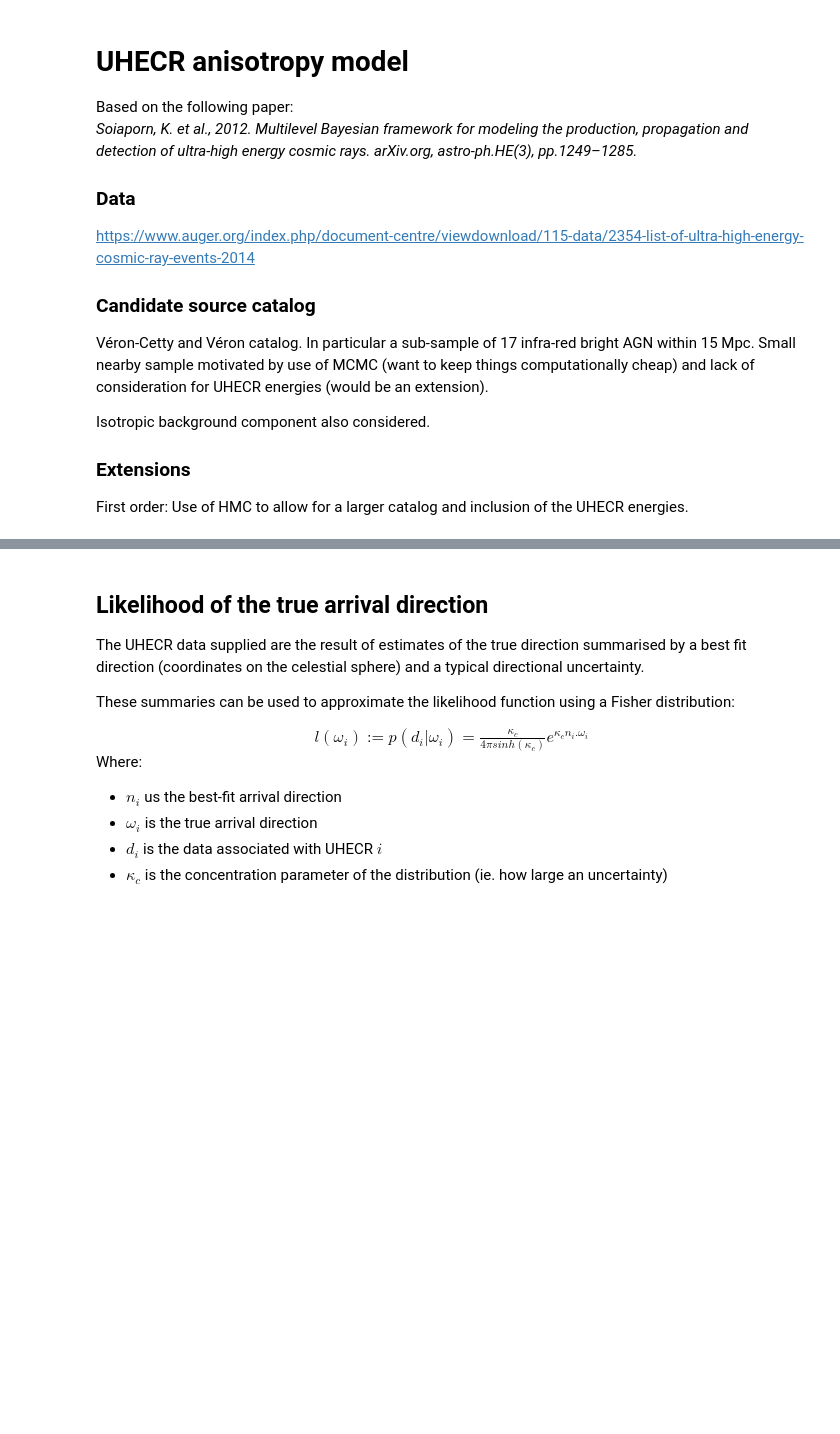
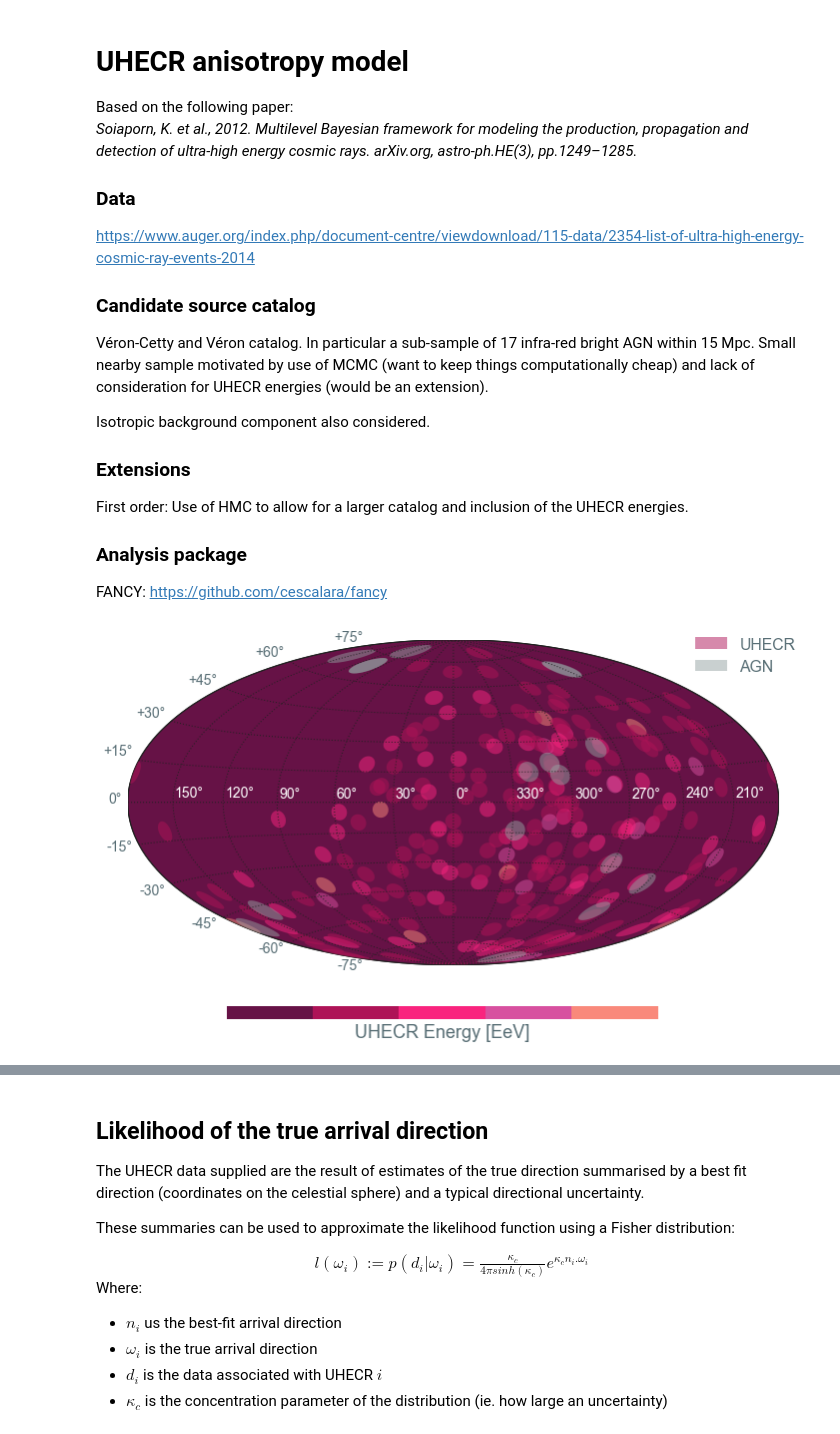
Before and after one commit to cescalara/fancy, a Jupyter notebook: soiaporn_model/soiaporn_model.ipynb, the cells around one changed output, grey strips where cells are left out. Saved outputs shown, nothing was run; the diff lists cells and outputs as text; code cells hidden in the pictures; blank space fills up the shorter version.

```diff
--- a/soiaporn_model/soiaporn_model.ipynb
+++ b/soiaporn_model/soiaporn_model.ipynb
@@ -16,3 +16,7 @@ Isotropic background component also considered.
 
 ### Extensions
 First order: Use of HMC to allow for a larger catalog and inclusion of the UHECR energies.
+
+### Analysis package
+
+FANCY: https://github.com/cescalara/fancy
@@ -58,3 +28,19 @@ agn_dist = np.asarray(agn_dist)
+# %%
+# read in the data
+uhecr_file = 'data/auger_UHECR_list.dat'
+agn_file = 'data/agn_catalog.dat'
+
+# define a Data() instance to handle all data
+data = Data()
+
+# add some data
+data.add_source(agn_file, 'AGN')
+data.add_uhecr(uhecr_file, 'UHECR')
+
+# plot a summary of the data
+data.show()
+# %% [output]
+[figure, added]
 # %%
 # skymap of the data and catalog
 from allskymap import AllSkyMap
```
Also changed, not shown: parts of 7 cells of this notebook, 2 other files.
